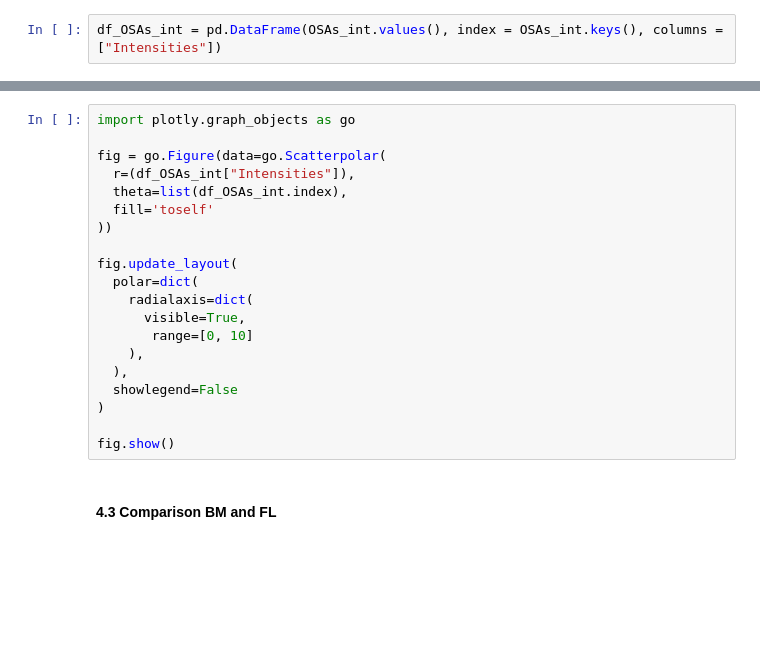
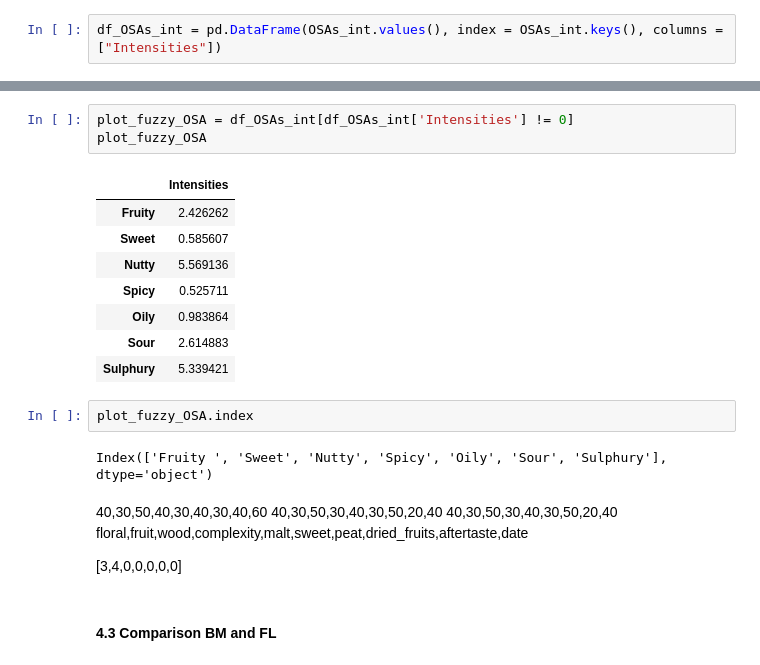
Before and after one commit to rengesf/flavorpred, a Jupyter notebook: Pipeline_RI.ipynb, the cells around one changed output, grey strips where cells are left out. Saved outputs shown, nothing was run; the diff lists cells and outputs as text; blank space fills up the shorter version.

Commit message:
updated fuzzy approach

```diff
--- a/Pipeline_RI.ipynb
+++ b/Pipeline_RI.ipynb
@@ -842,25 +852,28 @@ df_OSAs_int
 | Sour | 2.614883 |
 | Sulphury | 5.339421 |
 | Stale | 0.000000 |
-# %%
-import plotly.graph_objects as go
-
-fig = go.Figure(data=go.Scatterpolar(
-  r=(df_OSAs_int["Intensities"]),
-  theta=list(df_OSAs_int.index),
-  fill='toself'
-))
-
-fig.update_layout(
-  polar=dict(
-    radialaxis=dict(
-      visible=True,
-       range=[0, 10]
-    ),
-  ),
-  showlegend=False
-)
-
-fig.show()
+# %%
+plot_fuzzy_OSA = df_OSAs_int[df_OSAs_int['Intensities'] != 0]
+plot_fuzzy_OSA
+# %% [output]
+|  | Intensities |
+| Fruity | 2.426262 |
+| Sweet | 0.585607 |
+| Nutty | 5.569136 |
+| Spicy | 0.525711 |
+| Oily | 0.983864 |
+| Sour | 2.614883 |
+| Sulphury | 5.339421 |
+# %%
+plot_fuzzy_OSA.index
+# %% [output]
+Index(['Fruity ', 'Sweet', 'Nutty', 'Spicy', 'Oily', 'Sour', 'Sulphury'], dtype='object')
+# %% [markdown]
+40,30,50,40,30,40,30,40,60
+40,30,50,30,40,30,50,20,40
+40,30,50,30,40,30,50,20,40
+floral,fruit,wood,complexity,malt,sweet,peat,dried_fruits,aftertaste,date
+
+[3,4,0,0,0,0,0]
 # %% [markdown]
 #### 4.3 Comparison BM and FL
```
Also changed, not shown: parts of 30 cells of this notebook, 1 other file.
